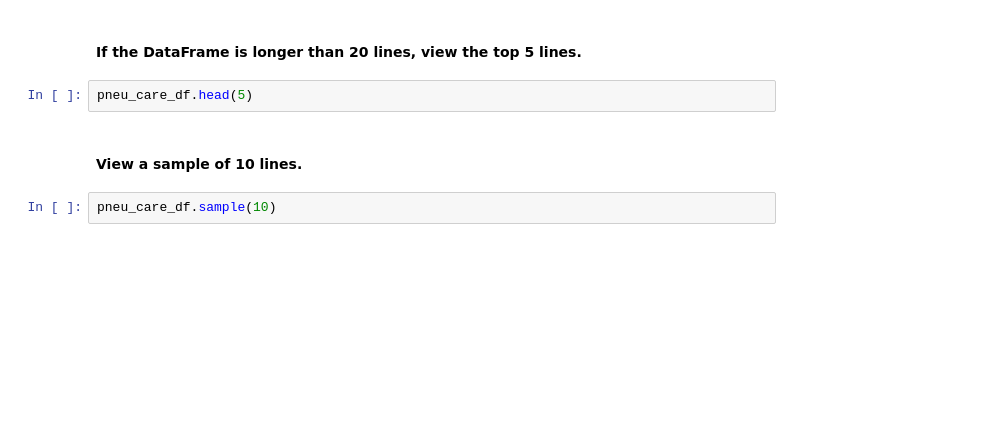
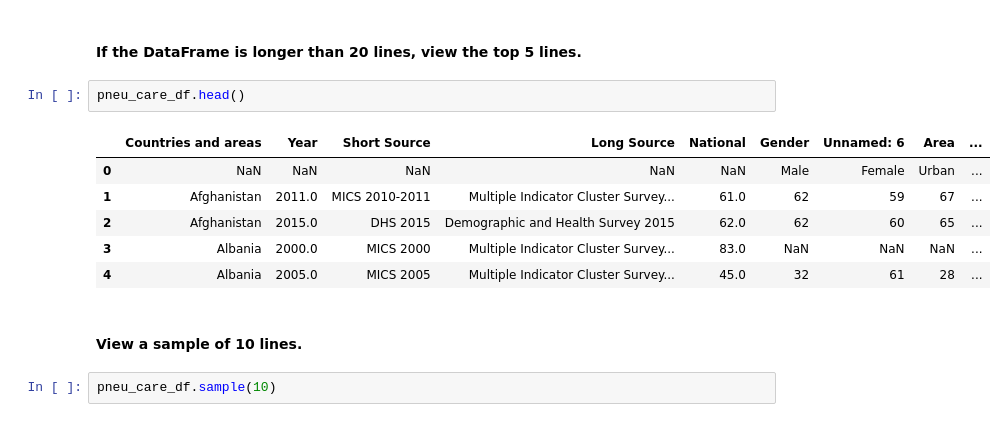
Before and after one commit to nuitrcs/intro-python-summer2019, a Jupyter notebook: learningPandas-answers.ipynb, the cells around one changed output. Drawn from its saved outputs; the diff is of its cells as text; blank space fills up the shorter version.

```diff
--- a/learningPandas-answers.ipynb
+++ b/learningPandas-answers.ipynb
@@ -60,7 +104,14 @@ len(pneu_care_df)
 # %% [markdown]
 #### If the DataFrame is longer than 20 lines, view the top 5 lines.
 # %%
-pneu_care_df.head(5)
+pneu_care_df.head()
+# %% [output]
+|  | Countries and areas | Year | Short Source | Long Source | National | Gender | Unnamed: 6 | Area | ... |
+| 0 | NaN | NaN | NaN | NaN | NaN | Male | Female | Urban | ... |
+| 1 | Afghanistan | 2011.0 | MICS 2010-2011 | Multiple Indicator Cluster Survey... | 61.0 | 62 | 59 | 67 | ... |
+| 2 | Afghanistan | 2015.0 | DHS 2015 | Demographic and Health Survey 2015 | 62.0 | 62 | 60 | 65 | ... |
+| 3 | Albania | 2000.0 | MICS 2000 | Multiple Indicator Cluster Survey... | 83.0 | NaN | NaN | NaN | ... |
+| 4 | Albania | 2005.0 | MICS 2005 | Multiple Indicator Cluster Survey... | 45.0 | 32 | 61 | 28 | ... |
 # %% [markdown]
 #### View a sample of 10 lines.
 # %%
```
Also changed, not shown: parts of 75 cells of this notebook, 1 other file.
